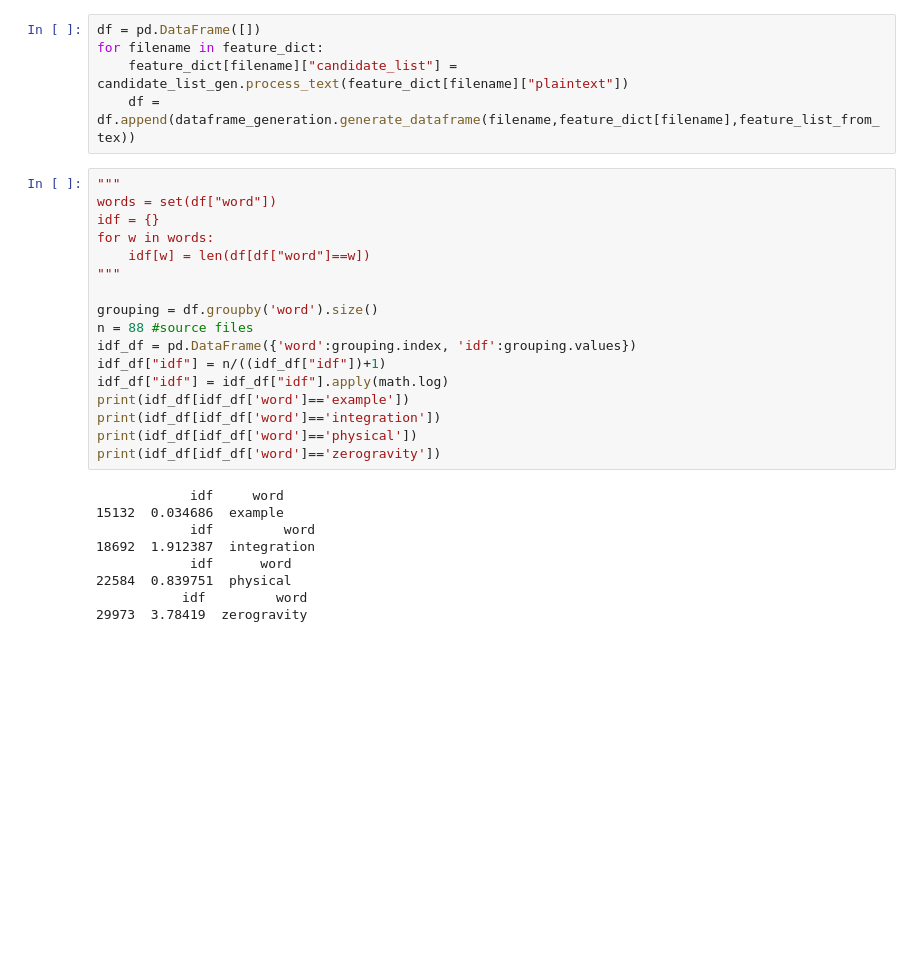
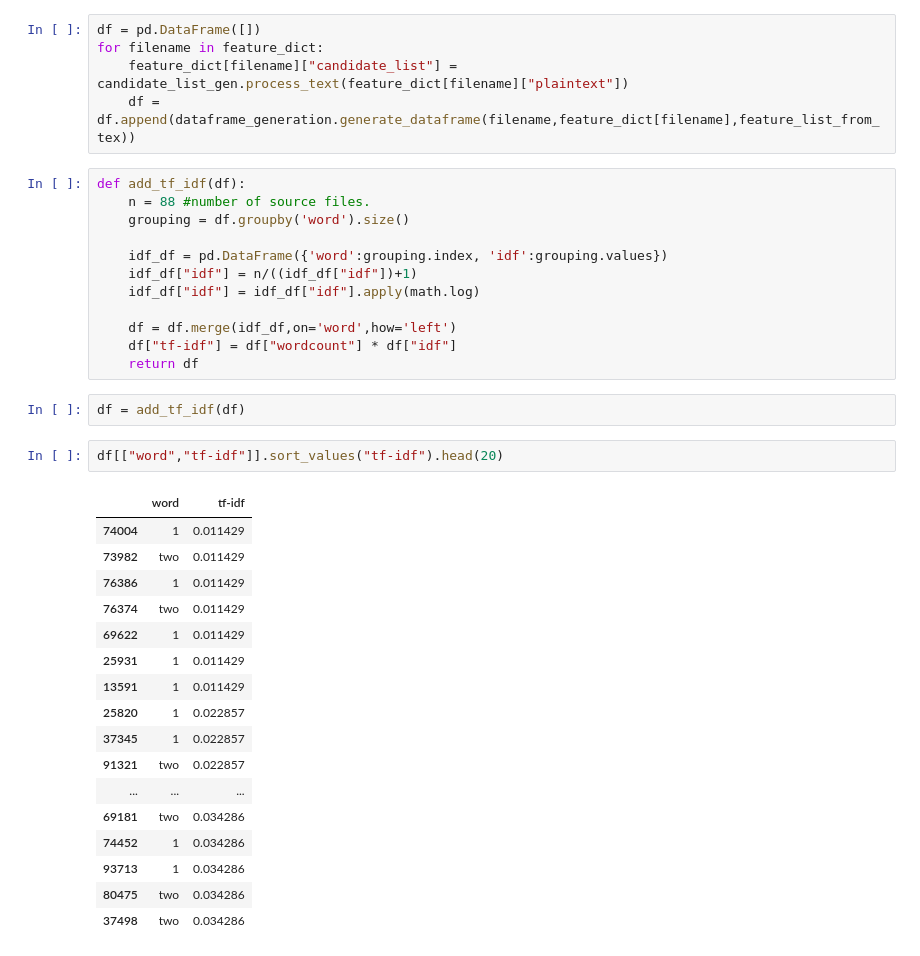
Before and after one commit to RiddhiRex/Book_Index_Building, a Jupyter notebook: book_indexing.ipynb, the cells around one changed output. Cells and saved outputs as stored; diff of their text form; blank space fills up the shorter version.

```diff
--- a/book_indexing.ipynb
+++ b/book_indexing.ipynb
@@ -37,31 +37,39 @@ for filename in feature_dict:
     feature_dict[filename]["candidate_list"] = candidate_list_gen.process_text(feature_dict[filename]["plaintext"])
     df = df.append(dataframe_generation.generate_dataframe(filename,feature_dict[filename],feature_list_from_tex))
 # %%
-"""
-words = set(df["word"])
-idf = {}
-for w in words:
-    idf[w] = len(df[df["word"]==w])
-"""
+def add_tf_idf(df):
+    n = 88 #number of source files.
+    grouping = df.groupby('word').size()
 
-grouping = df.groupby('word').size()
-n = 88 #source files
-idf_df = pd.DataFrame({'word':grouping.index, 'idf':grouping.values})
-idf_df["idf"] = n/((idf_df["idf"])+1)
-idf_df["idf"] = idf_df["idf"].apply(math.log)
-print(idf_df[idf_df['word']=='example'])
-print(idf_df[idf_df['word']=='integration'])
-print(idf_df[idf_df['word']=='physical'])
-print(idf_df[idf_df['word']=='zerogravity'])
+    idf_df = pd.DataFrame({'word':grouping.index, 'idf':grouping.values})
+    idf_df["idf"] = n/((idf_df["idf"])+1)
+    idf_df["idf"] = idf_df["idf"].apply(math.log)
+
+    df = df.merge(idf_df,on='word',how='left')
+    df["tf-idf"] = df["wordcount"] * df["idf"]
+    return df
-# %% [output]
-            idf     word
-15132  0.034686  example
-            idf         word
-18692  1.912387  integration
-            idf      word
-22584  0.839751  physical
-           idf         word
-29973  3.78419  zerogravity
+# %%
+df = add_tf_idf(df)
+# %%
+df[["word","tf-idf"]].sort_values("tf-idf").head(20)
+# %% [output]
+|  | word | tf-idf |
+| 74004 | 1 | 0.011429 |
+| 73982 | two | 0.011429 |
+| 76386 | 1 | 0.011429 |
+| 76374 | two | 0.011429 |
+| 69622 | 1 | 0.011429 |
+| 25931 | 1 | 0.011429 |
+| 13591 | 1 | 0.011429 |
+| 25820 | 1 | 0.022857 |
+| 37345 | 1 | 0.022857 |
+| 91321 | two | 0.022857 |
+| ... | ... | ... |
+| 69181 | two | 0.034286 |
+| 74452 | 1 | 0.034286 |
+| 93713 | 1 | 0.034286 |
+| 80475 | two | 0.034286 |
+| 37498 | two | 0.034286 |
 # %%
 test_files = ["dataset/discover_physics/ch02/ch02.tex","dataset/discover_physics/ch04/ch04.tex","dataset/general_relativity/ch03/ch03.rbtex","dataset/general_relativity/ch05/ch05.rbtex"]
 
```
Also changed, not shown: parts of 2 cells of this notebook.
